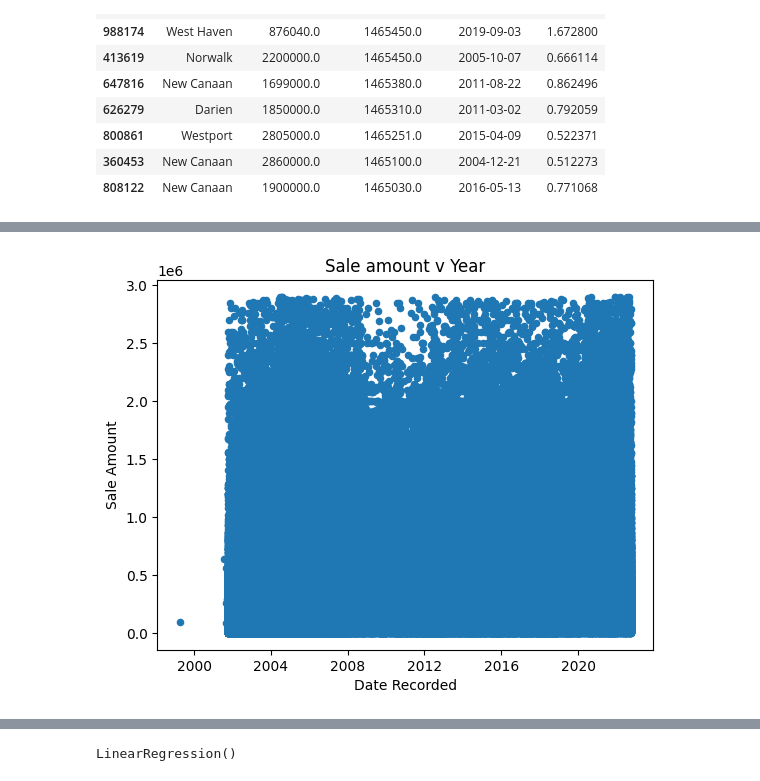
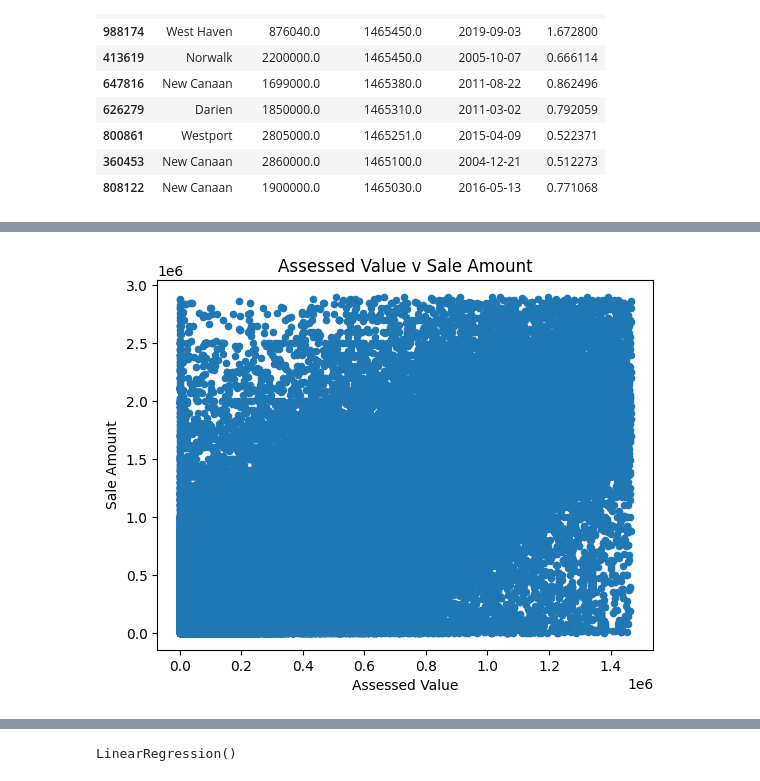
Before and after one commit to lwjiang1015/Project_4_Group_4, a Jupyter notebook: RealEstate_Analysis_colab_OY - residential.ipynb, the cells around one changed output, grey strips where cells are left out. Drawn from its saved outputs; the diff is of its cells as text; code cells hidden in the pictures.

```diff
--- a/RealEstate_Analysis_colab_OY.ipynb
+++ b/RealEstate_Analysis_colab_OY - residential.ipynb
@@ -239,12 +273,12 @@ df_filtered.sort_values(by='Assessed Value', ascending=False).head(10)
 | 360453 | New Canaan | 2860000.0 | 1465100.0 | 2004-12-21 | 0.512273 |
 | 808122 | New Canaan | 1900000.0 | 1465030.0 | 2016-05-13 | 0.771068 |
 # %%
-hv.extension('bokeh')
-# plot sale amount vs assessed value
+# hv.extension('bokeh')
+# # plot sale amount vs assessed value
 
-df_filtered.plot.scatter(x='Date Recorded', y='Sale Amount',title="Sale amount v Year");
+# df_filtered.plot.scatter(x='Assessed Value', y='Sale Amount',title="Assessed Value v Sale Amount");
 # %% [output]
 [interactive output not drawn]
 [interactive output not drawn]
 [interactive output not drawn]
-[figure, old version]
+[figure, new version]
```
Also changed, not shown: parts of 33 cells of this notebook, 1 other file.
